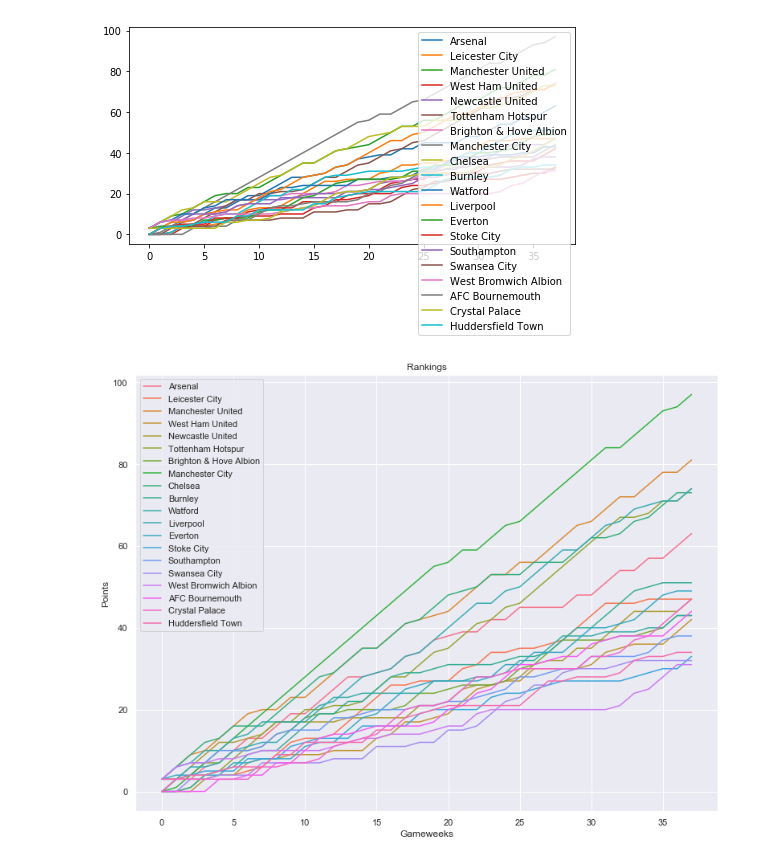
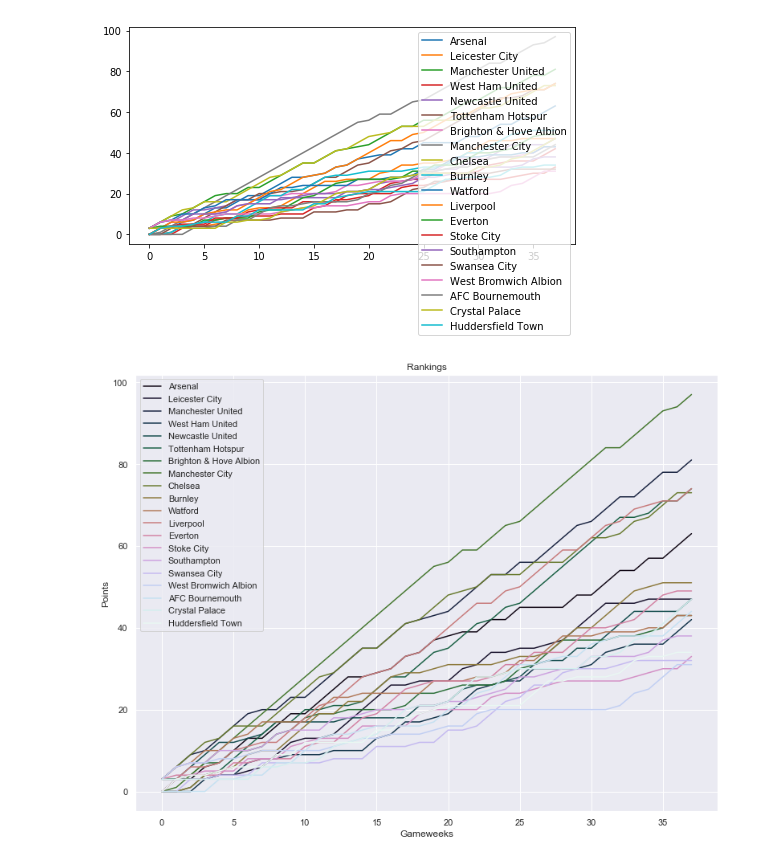
Before and after one commit to silviuspac/Homework_2, a Jupyter notebook: Homework.ipynb, the cells around one changed output. Cells and saved outputs as stored; diff of their text form; code cells hidden in the pictures.

```diff
--- a/Homework.ipynb
+++ b/Homework.ipynb
@@ -175,10 +175,10 @@ allsquad.plot(figsize = (8, 4))
 [figure]
 # %%
 se.set(rc={'figure.figsize':(13, 10)})
-x = se.lineplot(data = allsquad, hue = allsquad.columns, style = 'choice', dashes = False)
+x = se.lineplot(data = allsquad, hue = allsquad.columns, palette = 'cubehelix', style = 'choice', dashes = False)
 plt.xlabel("Gameweeks")
 plt.ylabel("Points")
 plt.title("Rankings") # You can comment this line out if you don't need title
 plt.show(x)
 # %% [output]
-[figure, old version]
+[figure, new version]
```
